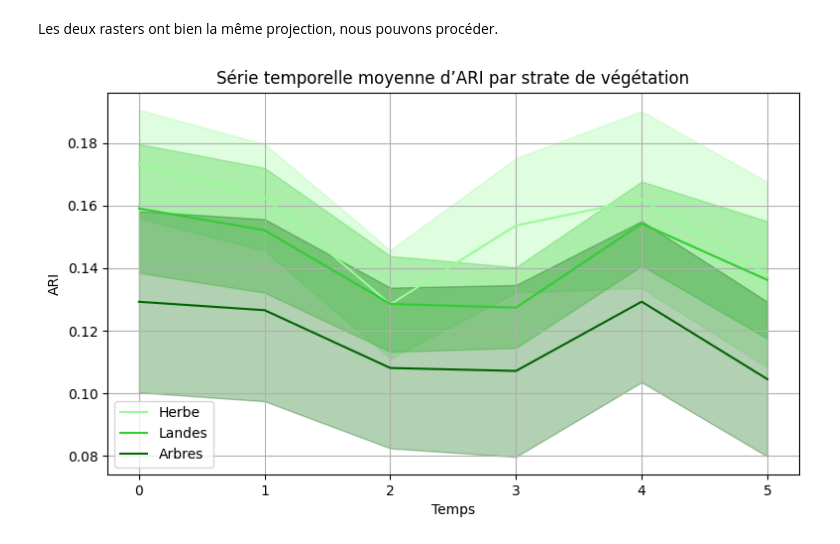
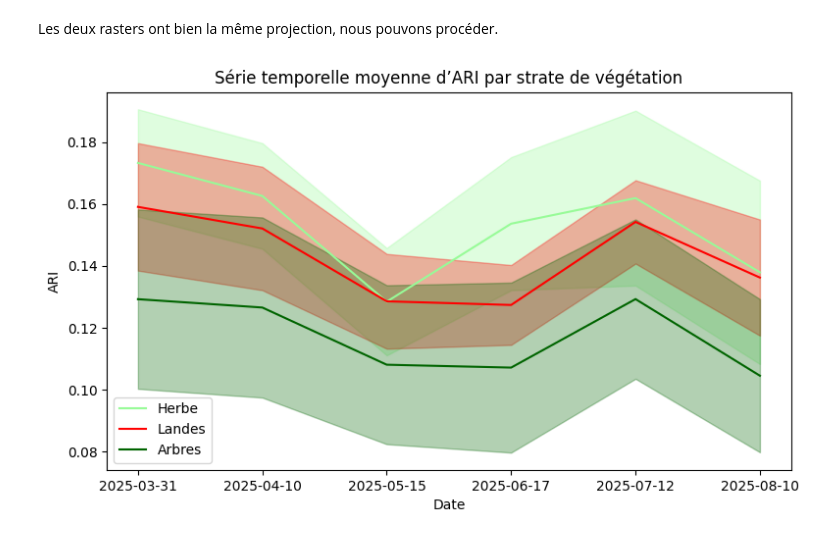
Before and after one commit to nicolas-requin/projet_landes, a Jupyter notebook: projet_telea_REQUIN_NICOLAS.ipynb, the cells around one changed output. Drawn from its saved outputs; the diff is of its cells as text; code cells hidden in the pictures.

Commit message:
set dates pour série temporelle ARI

```diff
--- a/projet_telea_REQUIN_NICOLAS.ipynb
+++ b/projet_telea_REQUIN_NICOLAS.ipynb
@@ -175,37 +175,41 @@ stats = {}
 
 for label, X in dict_X.items():
     stats[label] = {
         "mean": X.mean(axis=0),
         "std": X.std(axis=0)
     }
 
 #On trace le plot
 fig, ax = plt.subplots(figsize=(9, 5))
 
-colors = ['palegreen', 'limegreen', 'darkgreen']
+colors = ['palegreen', 'red', 'darkgreen']
 labels = ['Herbe', 'Landes', 'Arbres']
 
-time = np.arange(next(iter(stats.values()))["mean"].shape[0])
+date = np.arange(next(iter(stats.values()))["mean"].shape[0])
 
 for lab, color, name in zip(stats.keys(), colors, labels):
     mean = stats[lab]["mean"]
     std = stats[lab]["std"]
 
-    ax.plot(time, mean, color=color, label=name)
+    ax.plot(date, mean, color=color, label=name)
     ax.fill_between(
-        time,
+        date,
         mean - std,
         mean + std,
         color=color,
         alpha=0.3
     )
 
-ax.set_xlabel("Temps")
+ax.set_xlabel("Date")
 ax.set_ylabel("ARI")
 ax.set_title("Série temporelle moyenne d’ARI par strate de végétation")
 ax.legend()
-ax.grid(True)
+
+ax.set_xticks(range(6))
+ticks_labels = []
+bands_name = ['2025-03-31', '2025-04-10', '2025-05-15', '2025-06-17', '2025-07-12', '2025-08-10']
+_ = ax.set_xticklabels(bands_name)
 
 plt.show()
 # %% [output]
-[figure, old version]
+[figure, new version]
```
Also changed, not shown: 1 other file.
